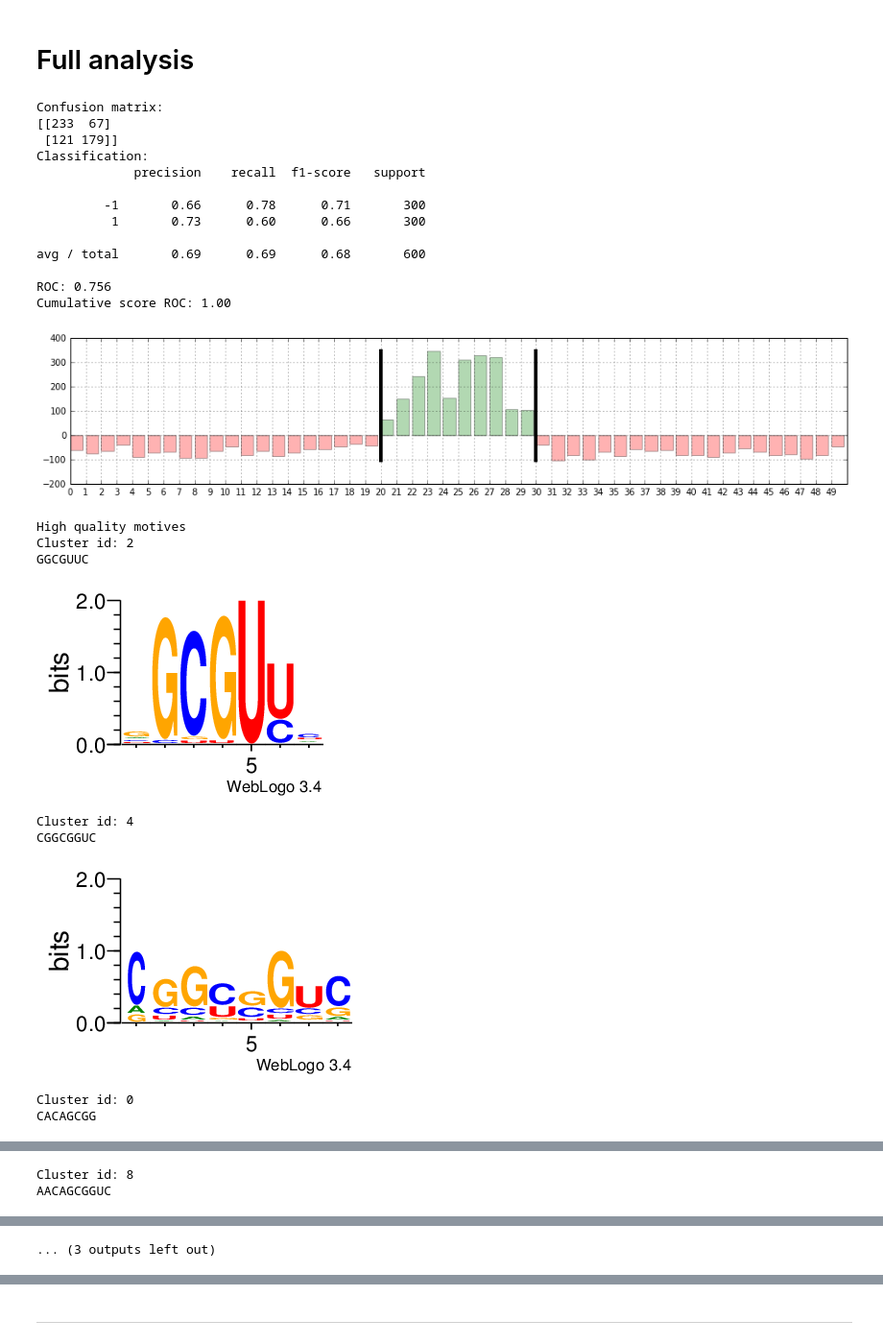
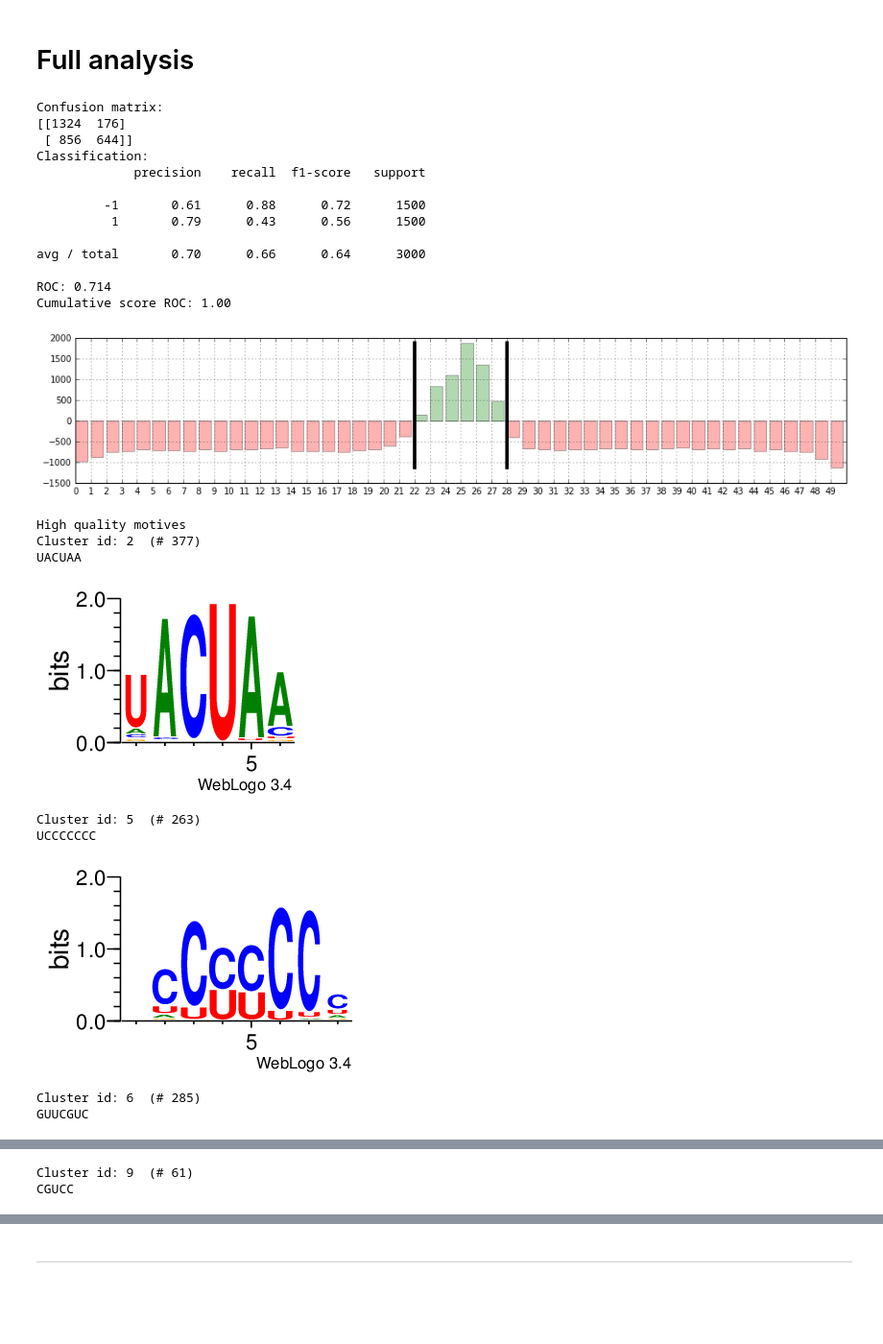
Before and after one commit to fabriziocosta/EDeN_examples, a Jupyter notebook: bioinf/motif/SMoD artificial.ipynb, the cells around one changed output, grey strips where cells are left out. Shown at 96% size. Cells and saved outputs as stored; diff of their text form; code cells hidden in the pictures; blank space fills up the shorter version.

```diff
--- a/bioinf/motif/SMoD artificial.ipynb
+++ b/bioinf/motif/SMoD artificial.ipynb
@@ -250,23 +143,24 @@ def make_artificial_dataset(alphabet='ACGU',
             counter += 1
     return seqs, np.array(targets), motives
 # %%
-motif_length=10
-n_motives=2
+motif_length=6
+n_motives=3
 sequence_length=50
-n_sequences=300*n_motives
+n_sequences=1000*n_motives
 perturbation_prob=0.2
 
 pos_seqs, targets, orig_motives = make_artificial_dataset('ACGU',motif_length,sequence_length,n_sequences,n_motives,perturbation_prob)
 # %%
 from eden.modifier.seq import seq_to_seq, shuffle_modifier
-neg_seqs = seq_to_seq(pos_seqs, modifier=shuffle_modifier, times=1, order=2)
+neg_seqs = seq_to_seq(pos_seqs, modifier=shuffle_modifier, times=2, order=1)
 neg_seqs = list(neg_seqs)
 # %%
-complexity=4
+complexity=3
 n_clusters=n_motives*5
 min_subarray_size=motif_length-motif_length/2
 max_subarray_size=motif_length+motif_length/2
-block_size=n_sequences/8
+pos_block_size=len(pos_seqs)/8
+neg_block_size=len(neg_seqs)/8
 # %%
 print 'motif_length:',motif_length
 print 'n_motives:',n_motives
@@ -380,50 +284,51 @@ Average score: 0.80
 
 pos_size = len(pos_seqs)
 train_pos_seqs = pos_seqs[:pos_size/2]
 test_pos_seqs = pos_seqs[pos_size/2:]
 
 neg_size = len(neg_seqs)
 train_neg_seqs = neg_seqs[:neg_size/2]
 test_neg_seqs = neg_seqs[neg_size/2:]
 
 from eden.sequence_motif_decomposer import SequenceMotifDecomposer as SMoD
 smod=SMoD(complexity=complexity,
           n_clusters=n_clusters,
           min_subarray_size=min_subarray_size,
           max_subarray_size=max_subarray_size,
           pos_block_size=block_size,
           neg_block_size=block_size)
 smod = smod.fit(train_pos_seqs, train_neg_seqs)
 smod.performance(test_pos_seqs, test_neg_seqs)
 plot_cumulative_score(smod, test_pos_seqs, sequence_length=sequence_length, motif_length=motif_length)
-clusters = smod.predict(test_pos_seqs)
-motives = smod.compute_motives(clusters,
-                               min_score=min_subarray_size,
-                               min_freq=0.6,
-                               min_cluster_size=(n_sequences/n_motives)/50)
+orig_clusters = smod.predict(test_pos_seqs)
+clusters, motives = smod.merge(orig_clusters,
+                               similarity_threshold=0.5,
+                               min_score=min_subarray_size+2,
+                               min_freq=.6,
+                               min_cluster_size=30)
 print 'High quality motives'
 logos = smod.display_logos(motives)
 # %% [output]
 Confusion matrix:
-[[233  67]
- [121 179]]
+[[1324  176]
+ [ 856  644]]
 Classification:
              precision    recall  f1-score   support
 
-         -1       0.66      0.78      0.71       300
-          1       0.73      0.60      0.66       300
+         -1       0.61      0.88      0.72      1500
+          1       0.79      0.43      0.56      1500
 
-avg / total       0.69      0.69      0.68       600
+avg / total       0.70      0.66      0.64      3000
 
-ROC: 0.756
+ROC: 0.714
 Cumulative score ROC: 1.00
-[figure, old version]
+[figure, new version]
 High quality motives
-Cluster id: 2
-GGCGUUC
+Cluster id: 2  (# 377)
+UACUAA
-[figure, old version]
+[figure, new version]
-Cluster id: 4
-CGGCGGUC
+Cluster id: 5  (# 263)
+UCCCCCCC
-[figure, old version]
+[figure, new version]
-Cluster id: 0
-CACAGCGG
+Cluster id: 6  (# 285)
+GUUCGUC
@@ -431,2 +336,2 @@ CACAGCGG
-Cluster id: 8
-AACAGCGGUC
+Cluster id: 9  (# 61)
+CGUCC
@@ -437 +340,0 @@ GUGGCGUUUUA
-... (3 outputs left out)
```
Also changed, not shown: parts of 8 cells of this notebook, 2 other files.
